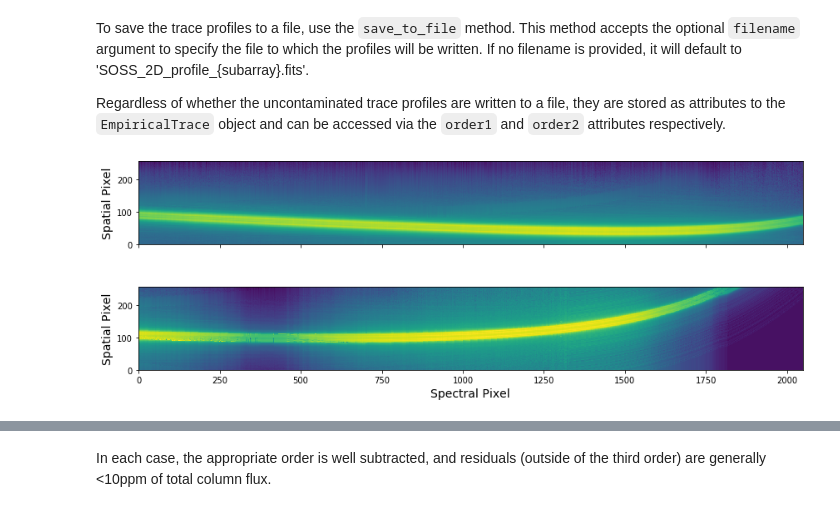
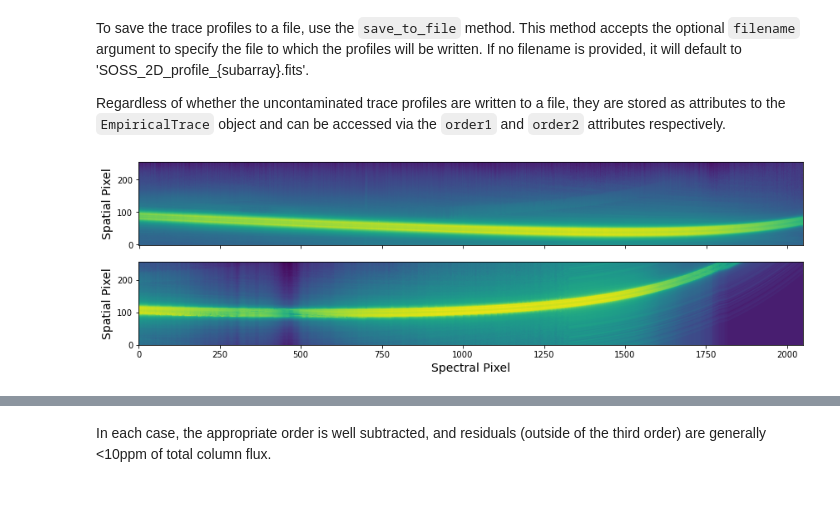
Before and after one commit to njcuk9999/jwst-mtl, a Jupyter notebook: SOSS/extract/Empirical_Trace/empirical_trace.ipynb, the cells around one changed output, grey strips where cells are left out. Drawn from its saved outputs; the diff is of its cells as text; code cells hidden in the pictures.

```diff
--- a/SOSS/extract/Empirical_Trace/empirical_trace.ipynb
+++ b/SOSS/extract/Empirical_Trace/empirical_trace.ipynb
@@ -22,21 +24,21 @@ Use a CV3 CLEAR and F277W deep stack as a test case.
 # Open CV3 clear and F277W exposures.
 filepath = '/Users/michaelradica/Documents/School/Ph.D./Research/SOSS/Extraction/Input_Files/'
 clear = fits.open(filepath+'cv3_clear.fits')[0].data[::-1]
-F277W = fits.open(filepath+'cv3_f277.fits')[0].data[::-1,::-1].T
+f277w = fits.open(filepath+'cv3_f277.fits')[0].data[::-1, ::-1].T
 
-# Replace NaN edge columns.
+# Replace reference pixel columns
 for i in range(4):
-    F277W[:,i] = F277W[:,4]
-    clear[:,i] = clear[:,4]
-    clear[:,2044+i] = clear[:,2043]
+    f277w[:, i] = f277w[:, 4]
+    clear[:, i] = clear[:, 4]
+    clear[:, 2044+i] = clear[:, 2043]
 
 # Preform a rough background subtraction.
-clear -= np.nanpercentile(clear, 2.5, axis=0)
-F277W -= np.nanpercentile(F277W, 2.5, axis=0)
+clear -= np.nanpercentile(clear, 1, axis=0)
+f277w -= np.nanpercentile(f277w, 1, axis=0)
 
 # Replace bad pixels.
 clearr = replace_badpix(clear, np.isnan(clear))
-ff277w = replace_badpix(F277W, np.isnan(clear))
+ff277w = replace_badpix(f277w, np.isnan(clear))
 # %%
 # Get the trace centroids for all three orders.
 cen = get_soss_centroids(clearr, subarray='SUBSTRIP256')
@@ -79,7 +81,7 @@
 # %%
 # Initalize an EmpiricalTrace instance for a SUBSTRIP256 dataset with an F277W exposure.
 bad_pix = np.isnan(clear)
-etrace = empirical_trace.EmpiricalTrace(clear, F277W, bad_pix, verbose=1)
+etrace = EmpiricalTrace(clear, f277w, bad_pix, verbose=1)
 # %%
 # Run the empirical trace construction.
 # Do not normalize in order to make direct comparisons with the original CLEAR dataframe.
@@ -110,17 +114,21 @@ Regardless of whether the uncontaminated trace profiles are written to a file, t
 etrace.save_to_file()
 # %%
 # Visualize the reonconstructed data frames
-f, ax = plt.subplots(2, sharex=True, figsize=(12, 5))
-ax[0].imshow(np.log10(etrace.order1), origin='lower')
-ax[0].set_ylabel('Spatial Pixel', fontsize=14)
+fig = plt.figure(figsize=(12, 4))
+gs = gridspec.GridSpec(2, 1, height_ratios=[1, 1])
 
-ax[1].imshow(np.log10(etrace.order2), origin='lower')
-ax[1].set_xlabel('Spectral Pixel', fontsize=14)
-ax[1].set_ylabel('Spatial Pixel', fontsize=14)
+ax1 = plt.subplot(gs[0])
+ax1.imshow(np.log10(etrace.order1), origin='lower')
+ax1.set_ylabel('Spatial Pixel', fontsize=14)
+ax1.xaxis.set_major_formatter(plt.NullFormatter())
 
-plt.xlim(0, 2048)
-plt.ylim(0, 256)
+ax2 = plt.subplot(gs[1])
+ax2.imshow(np.log10(etrace.order2), origin='lower')
+ax2.set_xlabel('Spectral Pixel', fontsize=14)
+ax2.set_ylabel('Spatial Pixel', fontsize=14)
+ax2.set_xlim(0, 2048)
+ax2.set_ylim(0, 256)
 
-f.tight_layout()
+fig.tight_layout()
 # %% [output]
-[figure, old version]
+[figure, new version]
```
Also changed, not shown: parts of 6 cells of this notebook, 3 other files.
